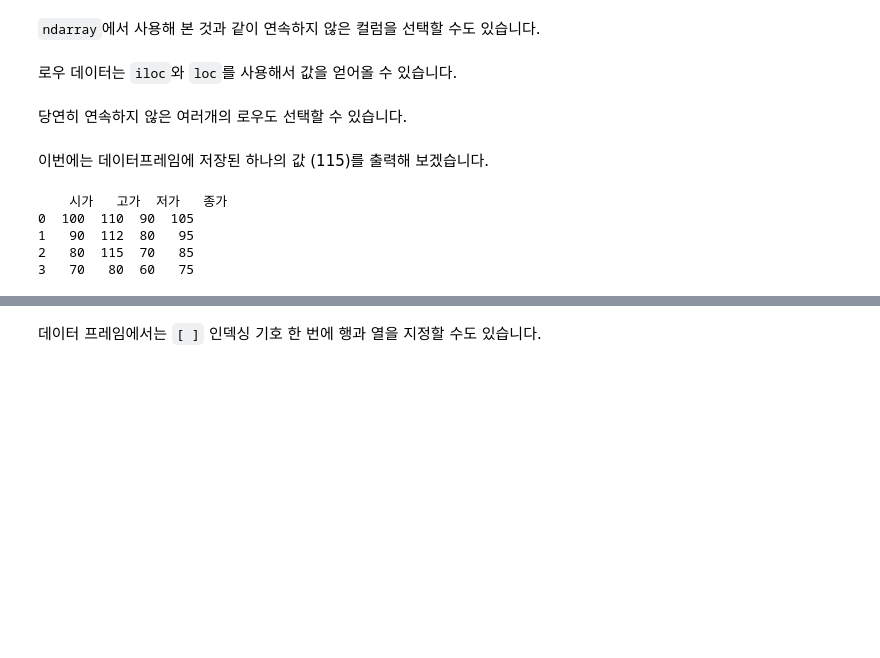
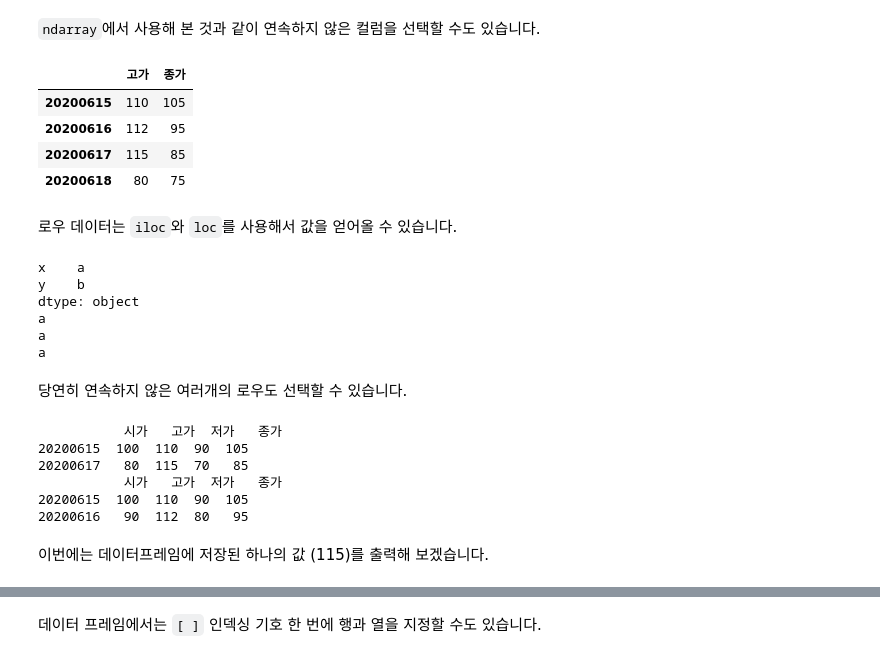
Before and after one commit to y001003/yeardream, a Jupyter notebook: python_basic/DataFrame1.ipynb, the cells around one changed output, grey strips where cells are left out. Cells and saved outputs as stored; diff of their text form; code cells hidden in the pictures; blank space fills up the shorter version.

```diff
--- a/python_basic/DataFrame1.ipynb
+++ b/python_basic/DataFrame1.ipynb
@@ -152,6 +152,8 @@ Q. 다음 선택된 시리즈의 인덱스는 무엇인가?
 # %% [markdown]
 데이터프레임은 2차원 자료를 저장하기 때문에 로우 혹은 컬럼 단위로 데이터를 가져올 수 있습니다. 다음의 데이터프레임을 사용해서 인덱싱을 연습해 봅시다.
 # %%
+import pandas as pd
+
 data = [
     {'시가': 100, '고가': 110, '저가': 90, '종가': 105},
     {'시가':  90, '고가': 112, '저가': 80, '종가':  95},
@@ -159,7 +161,7 @@ data = [
     {'시가':  70, '고가':  80, '저가': 60, '종가':  75},
 ]
 
-df = DataFrame(data, index=['20200615', '20200616', '20200617', '20200618'])
+df = pd.DataFrame(data, index=['20200615', '20200616', '20200617', '20200618'])
 df
 # %% [output]
 |  | 시가 | 고가 | 저가 | 종가 |
@@ -172,17 +192,41 @@ df
 # %% [markdown]
 `ndarray`에서 사용해 본 것과 같이 연속하지 않은 컬럼을 선택할 수도 있습니다.
+# %%
+# 데이터프레임에서 []안에 내용을 쓰면 해당 데이터프레임을 바로 가져온다는 것을 의미한다.
+df[ ["고가","종가"] ]
+df[ df.columns[[1,3]] ]
+# %% [output]
+|  | 고가 | 종가 |
+| 20200615 | 110 | 105 |
+| 20200616 | 112 | 95 |
+| 20200617 | 115 | 85 |
+| 20200618 | 80 | 75 |
 # %% [markdown]
 로우 데이터는 `iloc`와 `loc`를 사용해서 값을 얻어올 수 있습니다.
+# %%
+s = pd.Series(["a","b"], index=["x","y"])
+print(s)
+print(s.loc["x"])
+print(s.iloc[0])
+print(s.iloc[-2])
+# %% [output]
+x    a
+y    b
+dtype: object
+a
+a
+a
 # %% [markdown]
 당연히 연속하지 않은 여러개의 로우도 선택할 수 있습니다.
+# %%
+print(df.iloc[[0,2]])
+print(df.iloc[:2,])
+# %% [output]
+           시가   고가  저가   종가
+20200615  100  110  90  105
+20200617   80  115  70   85
+           시가   고가  저가   종가
+20200615  100  110  90  105
+20200616   90  112  80   95
 # %% [markdown]
 이번에는 데이터프레임에 저장된 하나의 값 (115)를 출력해 보겠습니다.
-# %%
-
-print(df)
-# %% [output]
-    시가   고가  저가   종가
-0  100  110  90  105
-1   90  112  80   95
-2   80  115  70   85
-3   70   80  60   75
```
Also changed, not shown: parts of 5 cells of this notebook.
